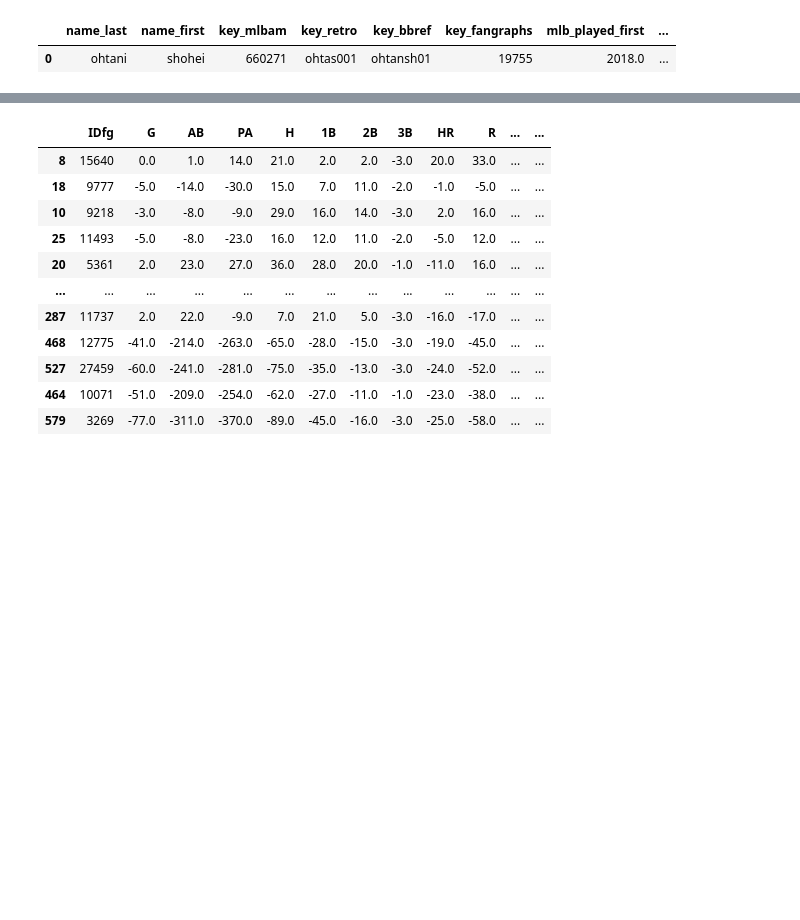
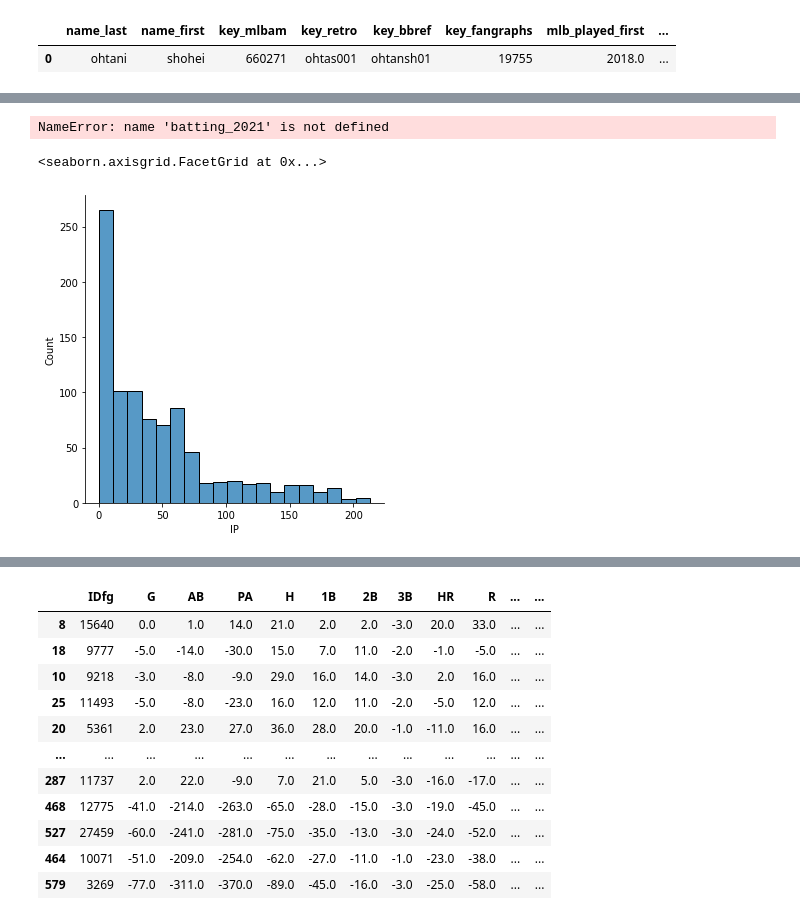
Before and after one commit to zengineering/data, a Jupyter notebook: mlb/pybaseball.ipynb, the cells around one changed output, grey strips where cells are left out. Drawn from its saved outputs; the diff is of its cells as text; code cells hidden in the pictures; blank space fills up the shorter version.

```diff
--- a/mlb/pybaseball.ipynb
+++ b/mlb/pybaseball.ipynb
@@ -91,0 +59,2 @@ batting2022.head(10)
+# %%
+pitching_2021 = pb.pitching_stats(2021, 2021, league="all", ind=1, qual=0)
@@ -91,0 +70,9 @@ batting2022.head(10)
+# %%
+batting_2021_war = batting_2021[["IDfg", "Name", "Team", "WAR"]]
+# %% [output]
+NameError: name 'batting_2021' is not defined
+# %%
+sns.displot(pitching_2021["IP"])
+# %% [output]
+<seaborn.axisgrid.FacetGrid at 0x...>
+[figure, added]
```
Also changed, not shown: parts of 36 cells of this notebook.
